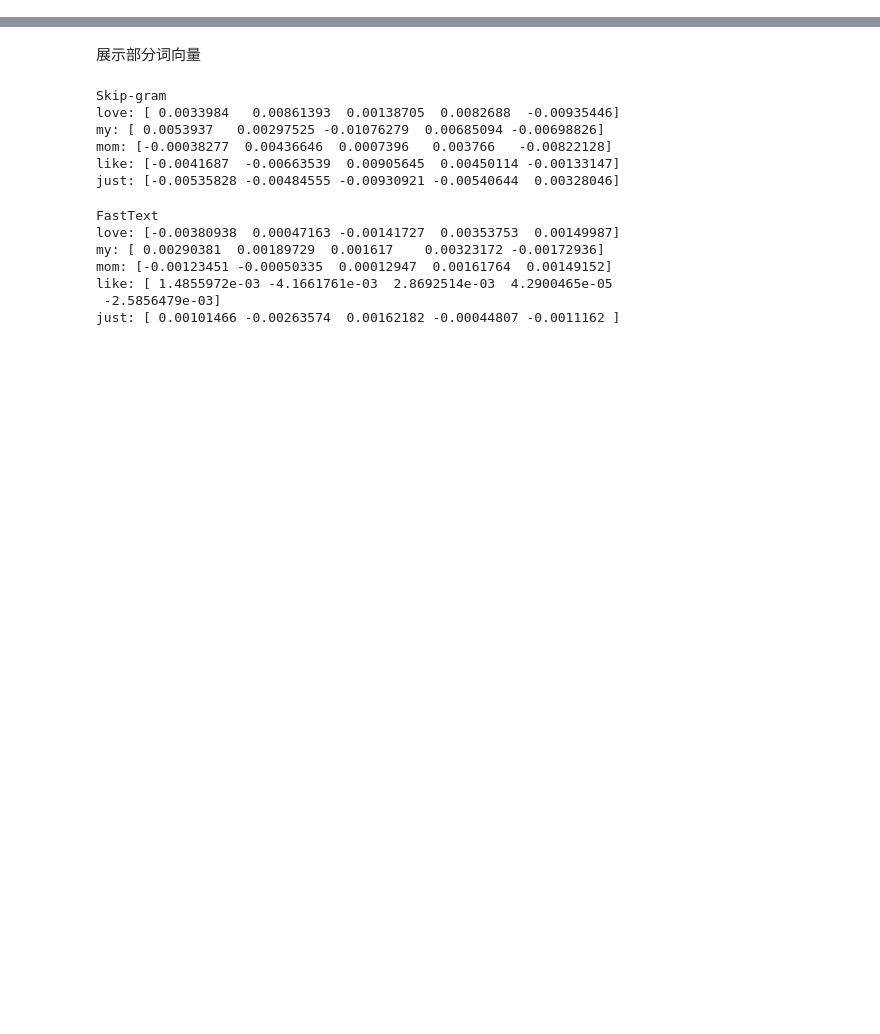
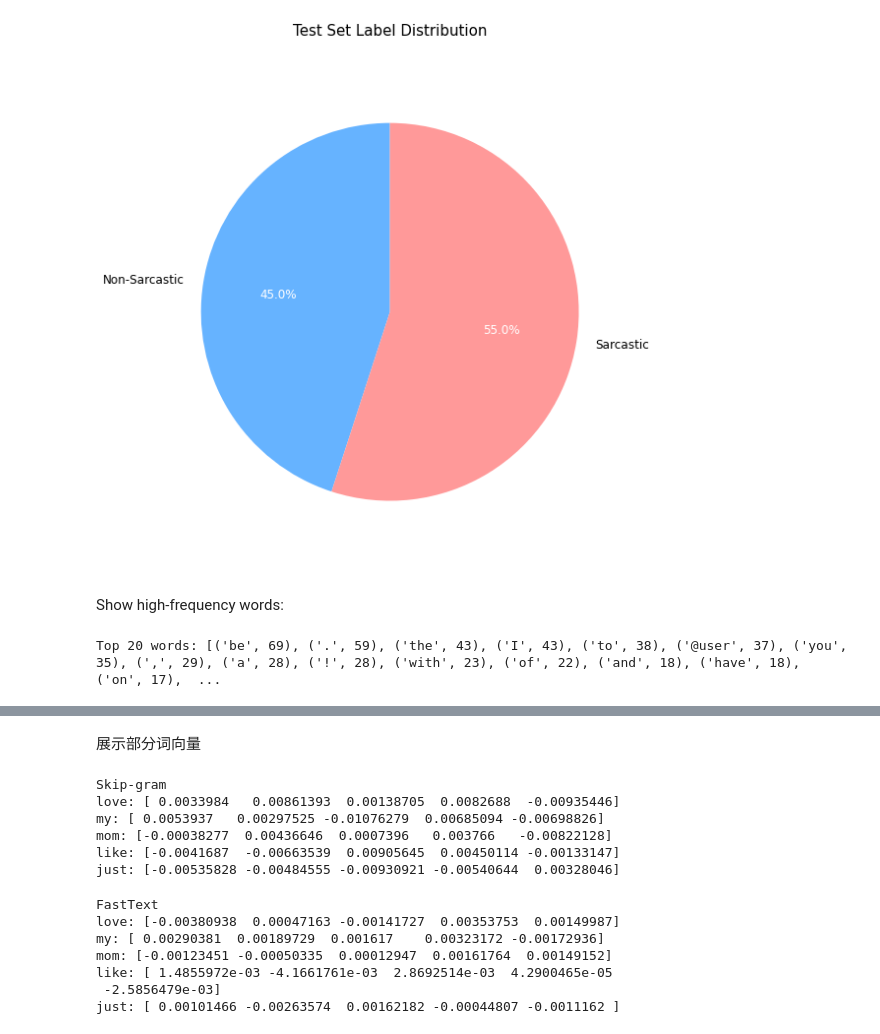
Before and after one commit to Lynchrocket/Sarcasm-Detection_HoNLP, a Jupyter notebook: src/SARCASM.ipynb, the cells around one changed output, grey strips where cells are left out. Drawn from its saved outputs; the diff is of its cells as text; code cells hidden in the pictures; blank space fills up the shorter version.

```diff
--- a/src/SARCASM.ipynb
+++ b/src/SARCASM.ipynb
@@ -30,0 +82,17 @@ test_cleaned_df = pd.DataFrame(test_lines, columns=["Text"])
+# %%
+plot_pie_chart(test_labels, 'Test Set Label Distribution')
+# %% [output]
+[figure, added]
+# %% [markdown]
+Show high-frequency words:
+# %%
+all_words = []
+for text in train_cleaned_df["Text"]:
+    all_words.extend(text.split())
+
+word_counts = Counter(all_words)
+
+top_words = word_counts.most_common(20)
+print("Top 20 words:", top_words)
+# %% [output]
+Top 20 words: [('be', 69), ('.', 59), ('the', 43), ('I', 43), ('to', 38), ('@user', 37), ('you', 35), (',', 29), ('a', 28), ('!', 28), ('with', 23), ('of', 22), ('and', 18), ('have', 18), ('on', 17),  ...
```
Also changed, not shown: parts of 33 cells of this notebook.
